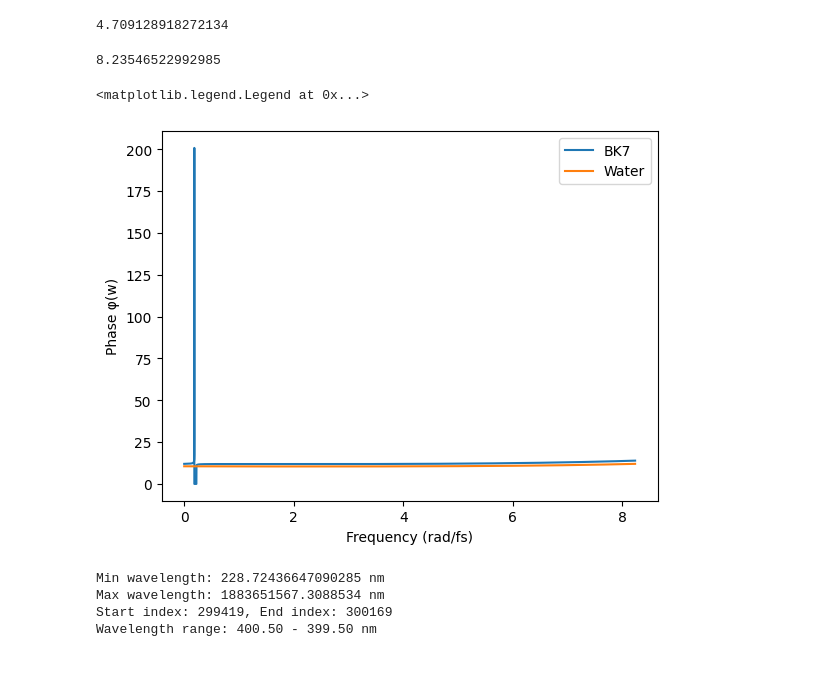
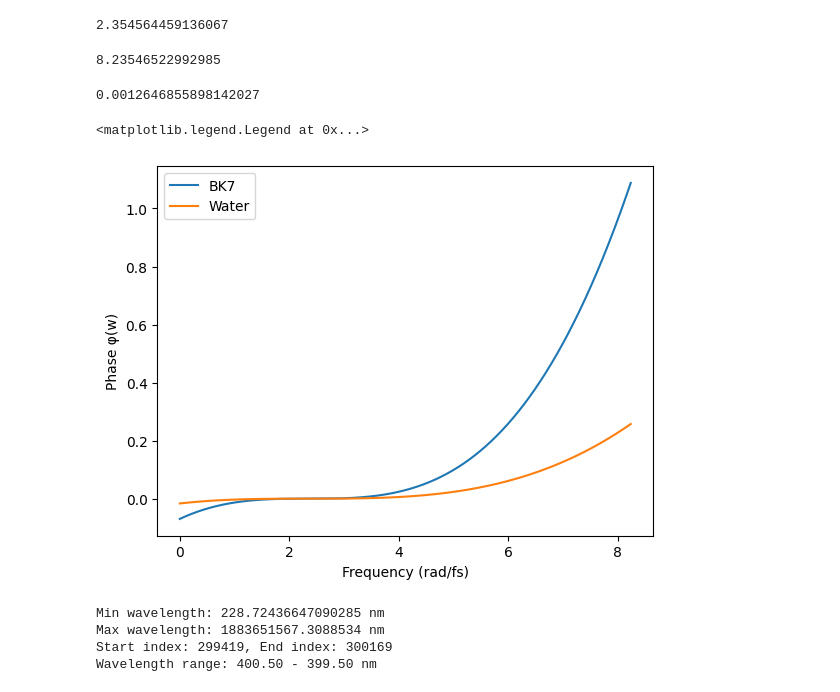
Before and after one commit to unaa-r/CPI_Project, a Jupyter notebook: updated_phi.ipynb, the cells around one changed output. Saved outputs shown, nothing was run; the diff lists cells and outputs as text; code cells hidden in the pictures.

```diff
--- a/updated_phi.ipynb
+++ b/updated_phi.ipynb
@@ -15,14 +15,14 @@ def E_of_t_laser(fwhm, t, t_0, w_0):
 fwhm = 10
 c = 299792458
 w_0 = 2*np.pi*c*1e-15/800e-9
-print(w_0*2)
+print(w_0)
 t_0 = 200000
 Npts = 2**19
 ts = np.linspace(0, 400000, Npts)
 dt = ts[1] - ts[0]
 Es = E_of_t_laser(fwhm, ts, t_0, w_0)
 # %% [output]
-4.709128918272134
+2.354564459136067
 # %%
 '''
 Mathematica's Fourier transform uses a positively-signed (clockwise-spinned) exponent, whereas
@@ -161,15 +161,23 @@ def BK7_epsilon(w, w0):
                                           (b3*(2*np.pi*c/w0)**2)/((2*np.pi*c/w0)**2 - c3)))
 
 
+    k_double =0.022323*(w-w0)**2
+
+    k_triple = 0.00534993*(w - w0)**3
+
+    k_four = -0.000441694*(w - w0)**4
+
+    k_five = 0.000275147*(w - w0)**5
+
     idx = np.logical_and(ws > w0 - 0.1, ws < w0 + 0.1)  # Narrow window around w₀
     fit = np.polyfit(ws[idx], k_w[idx], 1)     # Linear fit
 
     phi_bk7 = k_w - k_deriv*(w - w0)
 
-    return phi_bk7
+    return k_triple
+
 def water_epsilon(w, w0, T=20, S=0):
-    c = 0.2998; #(*um/fs*)
-
+    c = 0.2998 #(*um/fs*)
     n0 = 1.31405
     n1 = 1.779e-4
     n2 = -1.05e-6
@@ -181,46 +189,48 @@ def water_epsilon(w, w0, T=20, S=0):
     n8 = -4382
     n9 = 1.1455e6
 
-    lambdas = (2 * np.pi * c / w) * 1e3
+    lambdas = (2000 * np.pi * c / w)
 
-    lambda_0 = (2*1000*np.pi*c/w0)
+    lambda_0 = (2000*np.pi*c/w0)
 
     k_w = w*(n0 + (n1 + n2*T + n3*T**2)*S + n4*T**2 +(n5 + n6*S + n7*T)/lambdas +
              n8/lambdas**2 + n9/lambdas**3)/c
     k_deriv = (n0 + (n1 + n2*T + n3*T**2)*S + n4*T**2 +2*(n5 + n6*S + n7*T)/lambda_0 + 3*n8/lambda_0**2 + 4*n9/lambda_0**3)/c
 
-    k_double = ( -2*(n5 + n6*S + n7*T)/lambda_0**2 - 6*n8/lambda_0**3 - 12*n9/lambda_0**4)/c
-    k_triple = (3*(n5 + n6*S + n7*T)/lambda_0**3 + 18*n8/lambda_0**4 + 48*n9/lambda_0**5)/c
+    k_double = ((n5 + n6 +n7*T)/(1000*np.pi*c) + 6*w0*n8/(2000*np.pi*c)**2 + 12*n9*w0**2/(2000*np.pi*c)**3)/c
+    k_triple = (6*n8/(2000*np.pi*c)**2 + 24*n9*w0/(2000*np.pi*c)**3)/c
     phi_water= k_w- k_deriv*(w - w0)
 
+    print(k_triple/6)
     idx = np.logical_and(ws > w0 - 0.1, ws < w0 + 0.1)  # Narrow window around w₀
     fit = np.polyfit(ws[idx], k_w[idx], 1)     # Linear fit
     fit2 = np.polyfit(ws[idx], k_w[idx], 2)
     fit3 = np.polyfit(ws[idx], k_w[idx], 6)
-    return phi_water
+    return (1/6)*k_triple*(w-w0)**3#(1/2)*k_double*(w - w0)**2
 
 BK7_eps = BK7_epsilon(ws, w_0)
 BK7_eps = np.nan_to_num(BK7_eps, nan=1e-6, posinf=1e-6, neginf=1e-6)
 
 
 water_eps= water_epsilon(ws, w_0)
 water_eps = np.nan_to_num(water_eps, nan=1e-6, posinf=1e-6, neginf=1e-6)
 
 c_um_fs = 0.2998
 lambdas = (2 * np.pi * c_um_fs / ws) * 1e3
 #plt.plot(wavelengths, phi_water, label="Water")
 #plt.plot(wavelengths, phi_bk7, label="BK7")
 dphi_domega = np.gradient(BK7_eps, ws)
 
 plt.plot(ws, BK7_eps, label="BK7")
 plt.plot(ws, water_eps, label="Water")
 #plt.xlim(0, 1200)
 plt.xlabel("Frequency (rad/fs)")
 plt.ylabel("Phase φ(w)")
 plt.legend()
 # %% [output]
-<matplotlib.legend.Legend at 0x...>
+0.0012646855898142027
+<matplotlib.legend.Legend at 0x...>
-[figure, old version]
+[figure, new version]
 # %%
 
 # --- Correct indices (Python is 0-based) ---
```
Also changed, not shown: parts of 13 cells of this notebook, 5 other files.
